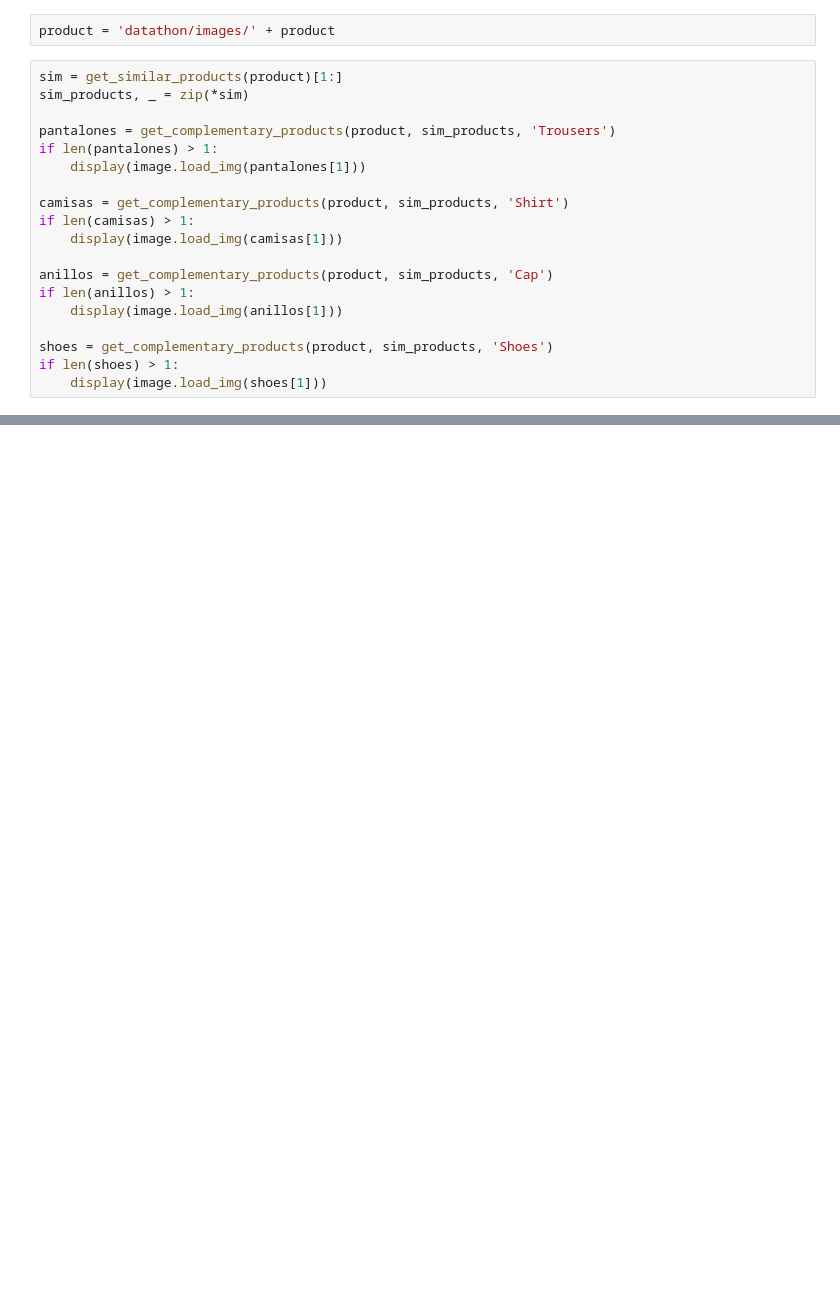
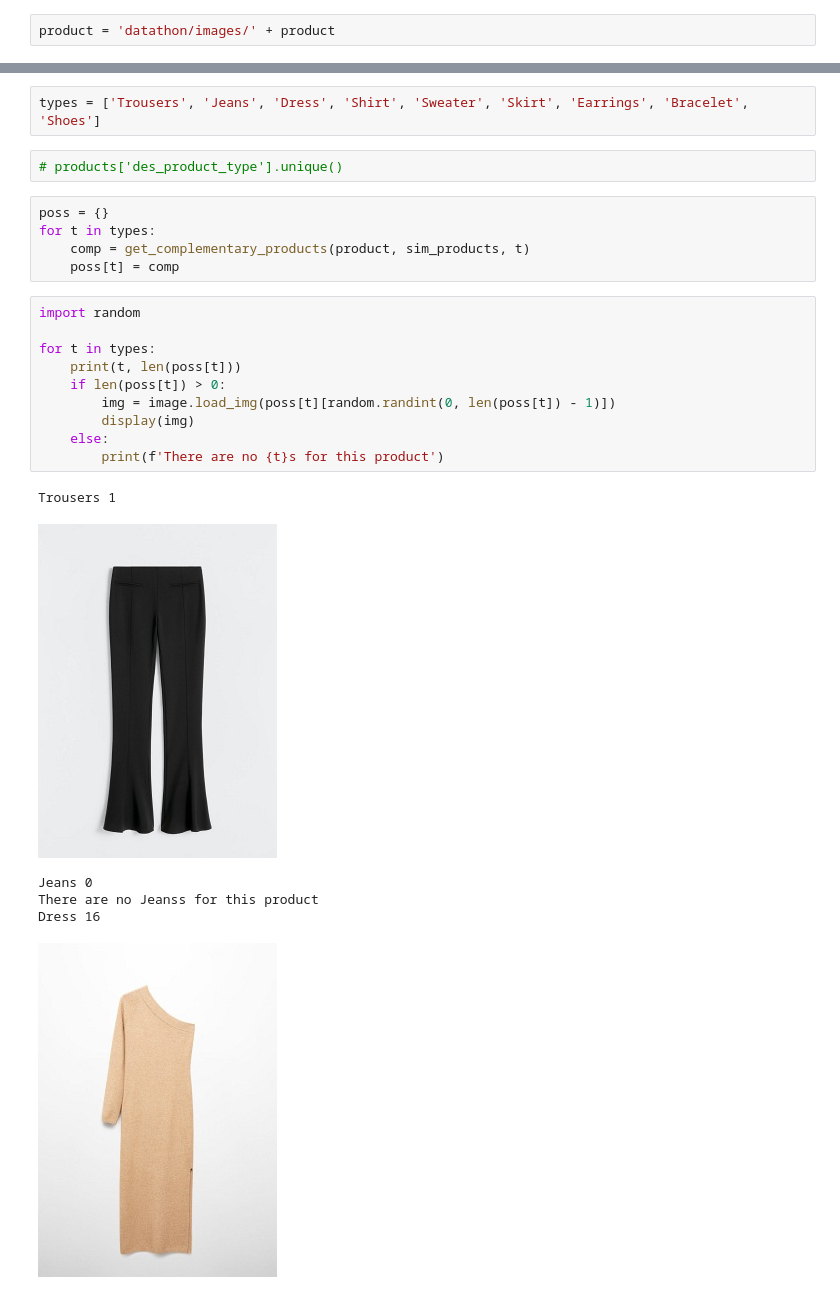
Before and after one commit to 0J0P0/Datathon-2023, a Jupyter notebook: OutfitGen.ipynb, the cells around one changed output, grey strips where cells are left out. Drawn from its saved outputs; the diff is of its cells as text; blank space fills up the shorter version.

Commit message:
Refactor get_complementary_products function to simplify code

```diff
--- a/OutfitGen.ipynb
+++ b/OutfitGen.ipynb
@@ -71,21 +71,2 @@ display(img)
 # %%
 product = 'datathon/images/' + product
-# %%
-sim = get_similar_products(product)[1:]
-sim_products, _ = zip(*sim)
-
-pantalones = get_complementary_products(product, sim_products, 'Trousers')
-if len(pantalones) > 1:
-    display(image.load_img(pantalones[1]))
-
-camisas = get_complementary_products(product, sim_products, 'Shirt')
-if len(camisas) > 1:
-    display(image.load_img(camisas[1]))
-
-anillos = get_complementary_products(product, sim_products, 'Cap')
-if len(anillos) > 1:
-    display(image.load_img(anillos[1]))
-
-shoes = get_complementary_products(product, sim_products, 'Shoes')
-if len(shoes) > 1:
-    display(image.load_img(shoes[1]))
@@ -97,0 +79,26 @@ Not enough complementary products for Cap. Getting more...
+# %%
+types = ['Trousers', 'Jeans', 'Dress', 'Shirt', 'Sweater', 'Skirt', 'Earrings', 'Bracelet', 'Shoes']
+# %%
+# products['des_product_type'].unique()
+# %%
+poss = {}
+for t in types:
+    comp = get_complementary_products(product, sim_products, t)
+    poss[t] = comp
+# %%
+import random
+
+for t in types:
+    print(t, len(poss[t]))
+    if len(poss[t]) > 0:
+        img = image.load_img(poss[t][random.randint(0, len(poss[t]) - 1)])
+        display(img)
+    else:
+        print(f'There are no {t}s for this product')
+# %% [output]
+Trousers 1
+[figure, added]
+Jeans 0
+There are no Jeanss for this product
+Dress 16
+[figure, added]
```
Also changed, not shown: parts of 5 cells of this notebook, 1 other file.
